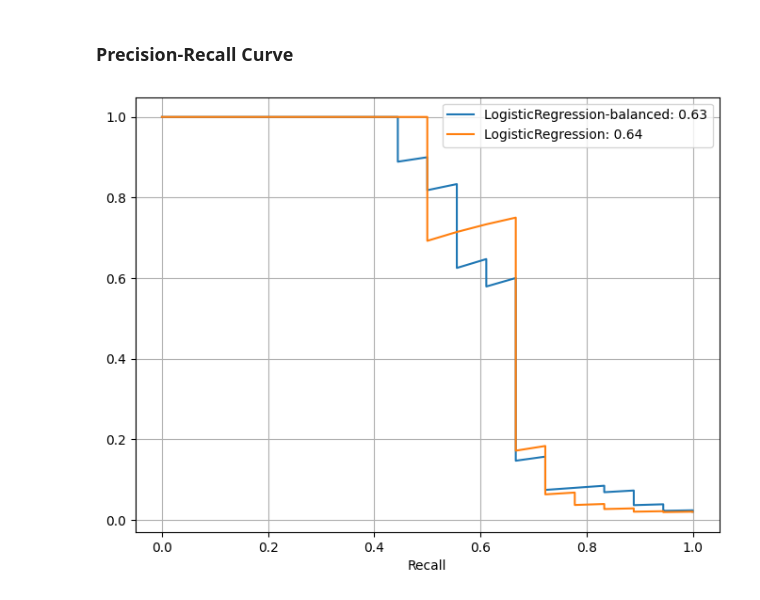
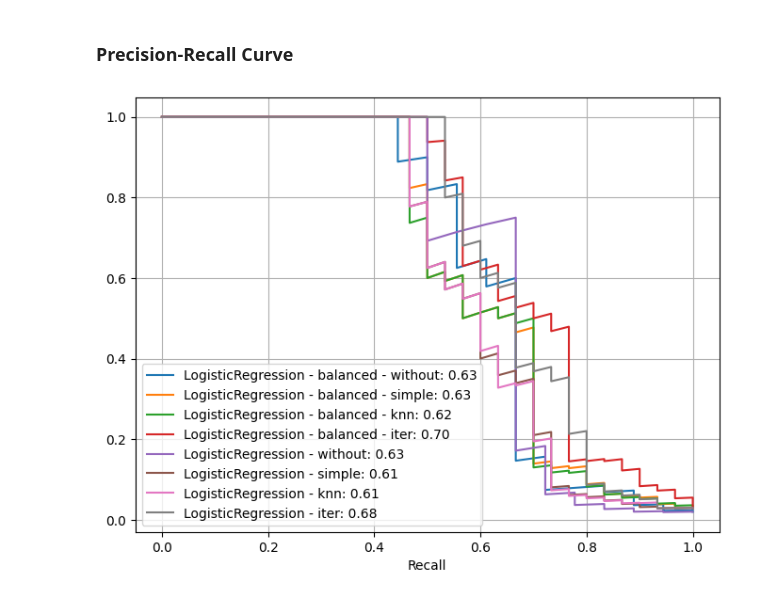
Before and after one commit to haroldeustaquio/Machine-Learning, a Jupyter notebook: Logistic-Regression/Heart-Disease-Prediction/testing.ipynb, the cells around one changed output. Drawn from its saved outputs; the diff is of its cells as text; code cells hidden in the pictures.

```diff
--- a/Logistic-Regression/Heart-Disease-Prediction/testing.ipynb
+++ b/Logistic-Regression/Heart-Disease-Prediction/testing.ipynb
@@ -257,21 +303,41 @@ plt.show()
 # %% [markdown]
 ### Precision-Recall Curve
-# %%
-y_scores_model_1 = model_1.predict_proba(x_test)[:, 1]
-y_scores_model_2 = model_2.predict_proba(x_test)[:, 1]
-
-prec_model, recall_model, _ = precision_recall_curve(y_test, y_scores_model_1)
-prec_model_2, recall_model_2, _ = precision_recall_curve(y_test, y_scores_model_2)
-
-auc_model = auc(recall_model, prec_model)
-auc_model_2 = auc(recall_model_2, prec_model_2)
-
-plt.figure(figsize=(8, 6))
-plt.plot(recall_model, prec_model,label=f'{model_1.__class__.__name__}-balanced: {auc_model:.2f}')
-plt.plot(recall_model_2, prec_model_2,label=f'{model_2.__class__.__name__}: {auc_model_2:.2f}')
-plt.xlabel('Recall')
-plt.legend()
-plt.grid(True)
-plt.show()
-# %% [output]
-[figure, removed]
+# %%
+prec_model_1, recall_model_1, _ = precision_recall_curve(y_test, model_1.predict_proba(x_test)[:, 1])
+prec_model_1_simple, recall_model_1_simple, _ = precision_recall_curve(y_test_simple, model_1_simple.predict_proba(x_test_simple)[:, 1])
+prec_model_1_knn, recall_model_1_knn, _ = precision_recall_curve(y_test_knn, model_1_knn.predict_proba(x_test_knn)[:, 1])
+prec_model_1_iter, recall_model_1_iter, _ = precision_recall_curve(y_test_iter, model_1_iter.predict_proba(x_test_iter)[:, 1])
+
+
+prec_model_2, recall_model_2, _ = precision_recall_curve(y_test, model_2.predict_proba(x_test)[:, 1])
+prec_model_2_simple, recall_model_2_simple, _ = precision_recall_curve(y_test_simple, model_2_simple.predict_proba(x_test_simple)[:, 1])
+prec_model_2_knn, recall_model_2_knn, _ = precision_recall_curve(y_test_knn, model_2_knn.predict_proba(x_test_knn)[:, 1])
+prec_model_2_iter, recall_model_2_iter, _ = precision_recall_curve(y_test_iter, model_2_iter.predict_proba(x_test_iter)[:, 1])
+
+auc_model_1 = auc(recall_model_1, prec_model_1)
+auc_model_1_simple = auc(recall_model_1_simple, prec_model_1_simple)
+auc_model_1_knn = auc(recall_model_1_knn, prec_model_1_knn)
+auc_model_1_iter = auc(recall_model_1_iter, prec_model_1_iter)
+
+auc_model_2 = auc(recall_model_2, prec_model_1)
+auc_model_2_simple = auc(recall_model_2_simple, prec_model_2_simple)
+auc_model_2_knn = auc(recall_model_2_knn, prec_model_2_knn)
+auc_model_2_iter = auc(recall_model_2_iter, prec_model_2_iter)
+
+plt.figure(figsize=(8, 6))
+plt.plot(recall_model_1, prec_model_1,label=f'{model_1.__class__.__name__} - balanced - without: {auc_model_1:.2f}')
+plt.plot(recall_model_1_simple, prec_model_1_simple,label=f'{model_1_simple.__class__.__name__} - balanced - simple: {auc_model_1_simple:.2f}')
+plt.plot(recall_model_1_knn, prec_model_1_knn,label=f'{model_1_knn.__class__.__name__} - balanced - knn: {auc_model_1_knn:.2f}')
+plt.plot(recall_model_1_iter, prec_model_1_iter,label=f'{model_1_iter.__class__.__name__} - balanced - iter: {auc_model_1_iter:.2f}')
+
+plt.plot(recall_model_2, prec_model_2,label=f'{model_2.__class__.__name__} - without: {auc_model_2:.2f}')
+plt.plot(recall_model_2_simple, prec_model_2_simple,label=f'{model_2_simple.__class__.__name__} - simple: {auc_model_2_simple:.2f}')
+plt.plot(recall_model_2_knn, prec_model_2_knn,label=f'{model_2_knn.__class__.__name__} - knn: {auc_model_2_knn:.2f}')
+plt.plot(recall_model_2_iter, prec_model_2_iter,label=f'{model_2_iter.__class__.__name__} - iter: {auc_model_2_iter:.2f}')
+
+plt.xlabel('Recall')
+plt.legend()
+plt.grid(True)
+plt.show()
+# %% [output]
+[figure, added]
```
Also changed, not shown: parts of 16 cells of this notebook.
